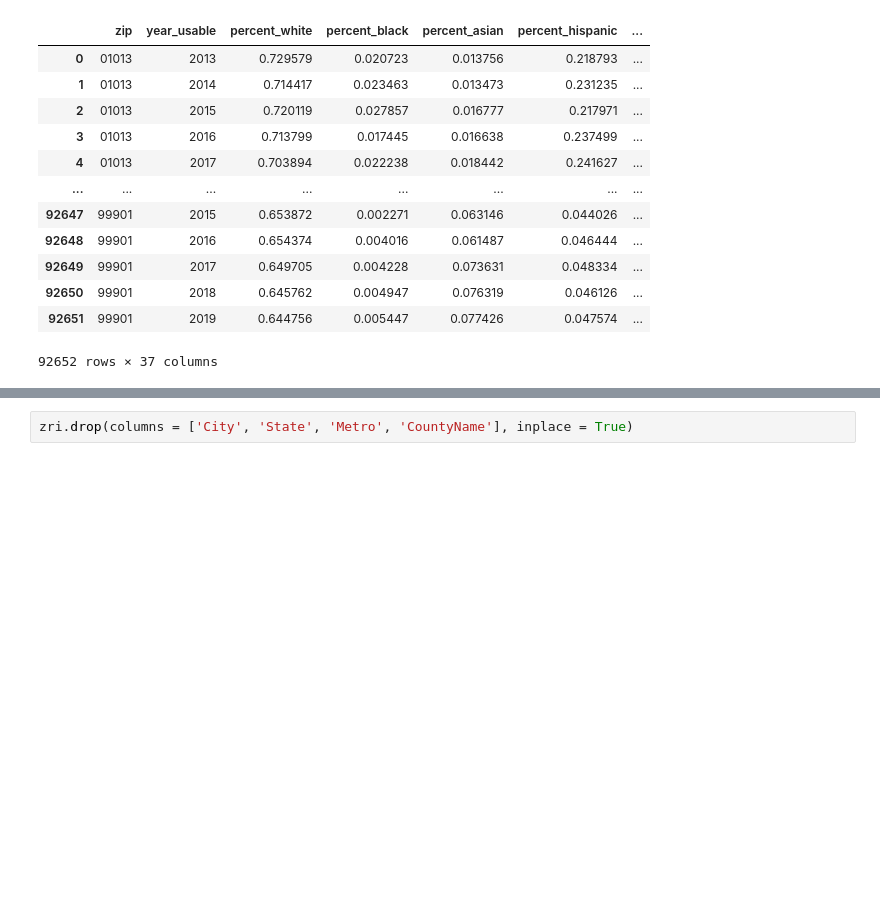
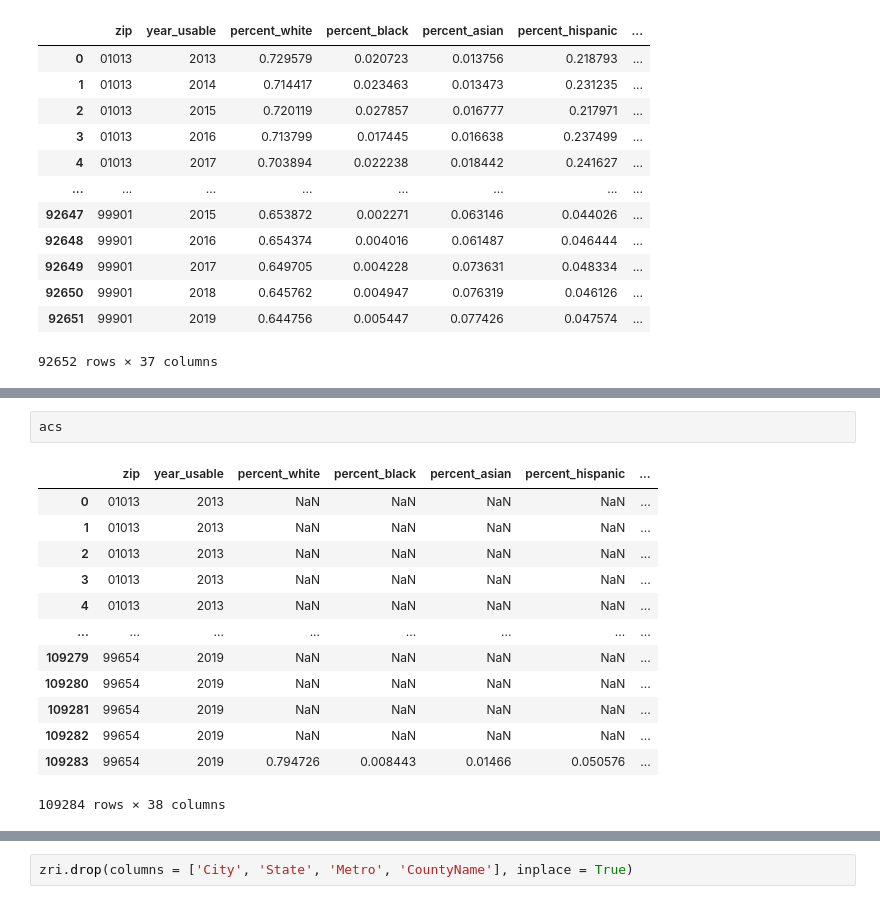
Before and after one commit to Kneck12/zillow-price-index-pred, a Jupyter notebook: Matt/random_forest_feat_imp.ipynb, the cells around one changed output, grey strips where cells are left out. Saved outputs shown, nothing was run; the diff lists cells and outputs as text; blank space fills up the shorter version.

```diff
--- a/Matt/random_forest_feat_imp.ipynb
+++ b/Matt/random_forest_feat_imp.ipynb
@@ -98,0 +152,16 @@ acs
+# %%
+acs
+# %% [output]
+|  | zip | year_usable | percent_white | percent_black | percent_asian | percent_hispanic | ... |
+| 0 | 01013 | 2013 | NaN | NaN | NaN | NaN | ... |
+| 1 | 01013 | 2013 | NaN | NaN | NaN | NaN | ... |
+| 2 | 01013 | 2013 | NaN | NaN | NaN | NaN | ... |
+| 3 | 01013 | 2013 | NaN | NaN | NaN | NaN | ... |
+| 4 | 01013 | 2013 | NaN | NaN | NaN | NaN | ... |
+| ... | ... | ... | ... | ... | ... | ... | ... |
+| 109279 | 99654 | 2019 | NaN | NaN | NaN | NaN | ... |
+| 109280 | 99654 | 2019 | NaN | NaN | NaN | NaN | ... |
+| 109281 | 99654 | 2019 | NaN | NaN | NaN | NaN | ... |
+| 109282 | 99654 | 2019 | NaN | NaN | NaN | NaN | ... |
+| 109283 | 99654 | 2019 | 0.794726 | 0.008443 | 0.01466 | 0.050576 | ... |
+109284 rows × 38 columns
```
Also changed, not shown: parts of 70 cells of this notebook, 1 other file.
